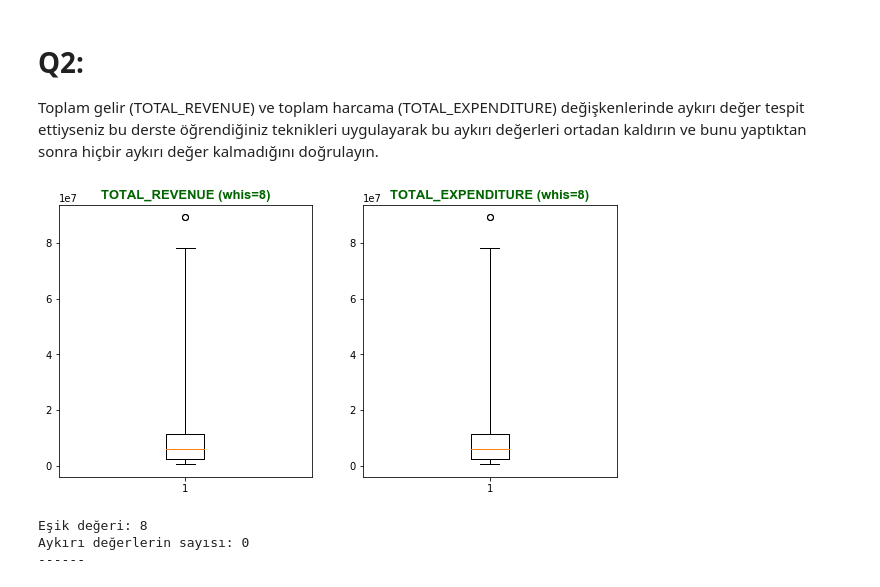
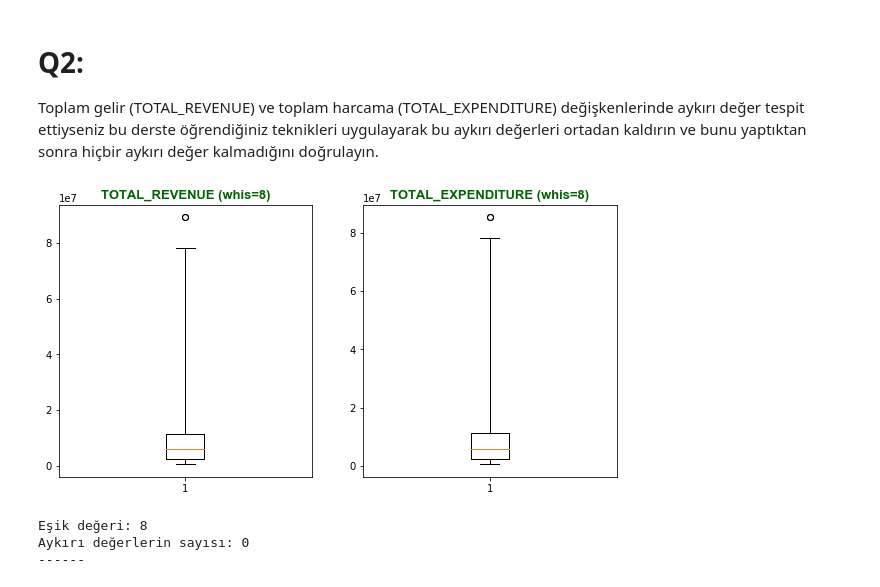
Before and after one commit to mehmetfatihdata/BOOTCAMP_1, a Jupyter notebook: WORK_18_OUTLIERS.ipynb, the cells around one changed output. Drawn from its saved outputs; the diff is of its cells as text; code cells hidden in the pictures.

```diff
--- a/WORK_18_OUTLIERS.ipynb
+++ b/WORK_18_OUTLIERS.ipynb
@@ -8,7 +8,7 @@ import warnings
 
 warnings.filterwarnings('ignore')
 # %%
-education = pd.read_csv("education.csv")
+education = pd.read_csv("education.csv",index_col=0)
 # %% [markdown]
 # Q1:
 Toplam gelir verilerini içeren TOTAL_REVENUE ve toplam harcama verilerini içeren TOTAL_EXPENDITURE değişkenlerini inceleyin. Bu değişkenler aykırı değerler içeriyor mu?
@@ -80,14 +80,14 @@ Toplam gelir (TOTAL_REVENUE) ve toplam harcama (TOTAL_EXPENDITURE) değişkenler
 # %%
 fig=plt.figure(figsize=(10,5))
 plt.subplot(1,2,1)
 plt.boxplot(education["TOTAL_REVENUE"], whis=8)
 plt.title("TOTAL_REVENUE (whis=8)", fontdict=baslik_font)
 plt.subplot(1,2,2)
-plt.boxplot(education["TOTAL_REVENUE"], whis=8)
+plt.boxplot(education["TOTAL_EXPENDITURE"], whis=8)
 plt.title("TOTAL_EXPENDITURE (whis=8)", fontdict=baslik_font)
 plt.show()
 # %% [output]
-[figure, old version]
+[figure, new version]
 # %%
 z_scores = zscore(education["TOTAL_REVENUE"])
 threshold =8
```
Also changed, not shown: parts of 13 cells of this notebook.
